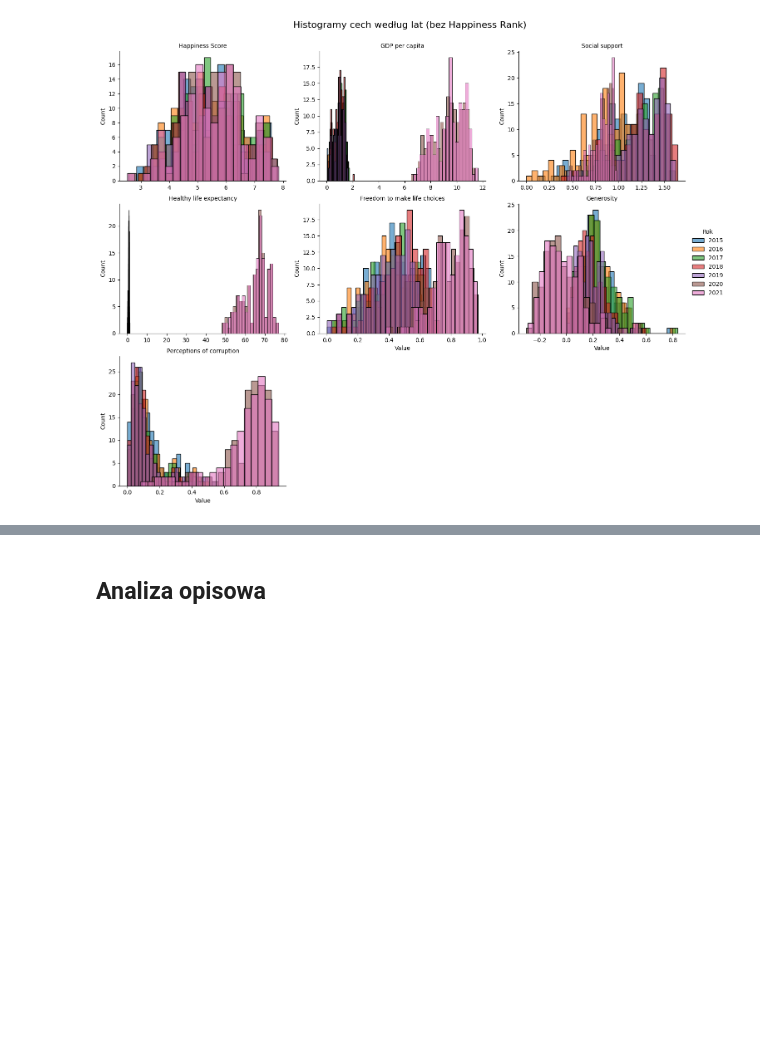
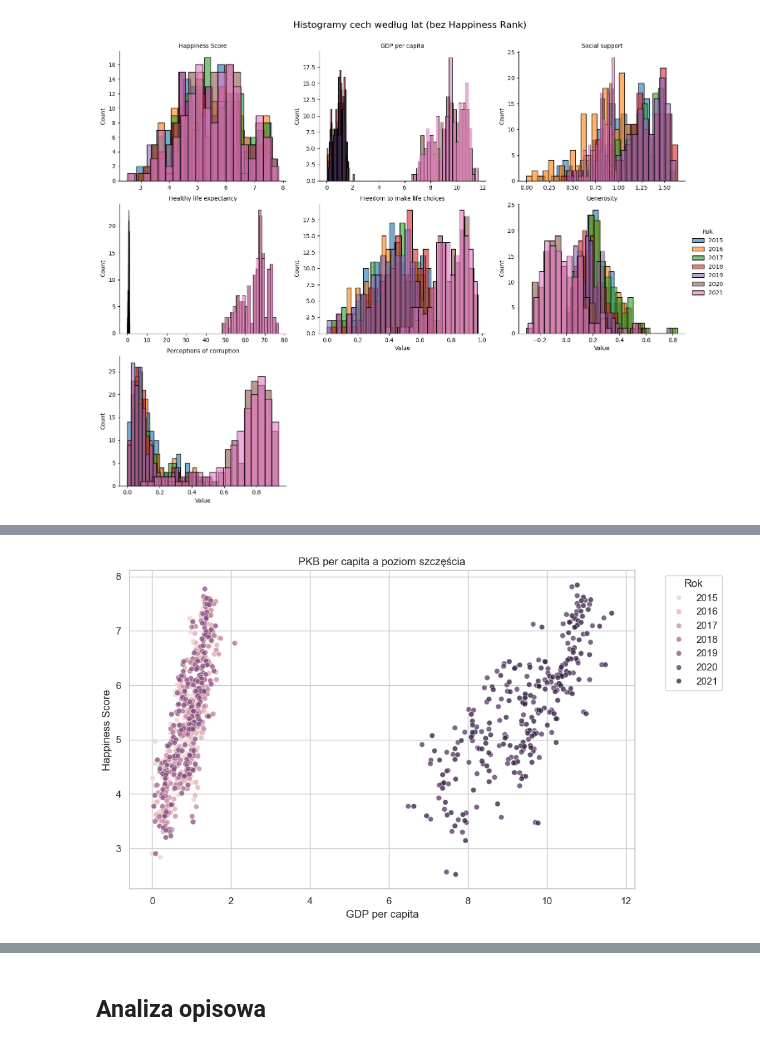
Before and after one commit to Kinga94/SAD_zadanie, a Jupyter notebook: SAD_world_happines_report.ipynb, the cells around one changed output, grey strips where cells are left out. Saved outputs shown, nothing was run; the diff lists cells and outputs as text; code cells hidden in the pictures; blank space fills up the shorter version.

```diff
--- a/SAD_world_happines_report.ipynb
+++ b/SAD_world_happines_report.ipynb
@@ -1297 +1276,24 @@ df_final_no2022.describe()
 dtype: int64
+# %%
+#df = df_final_no2022.copy()          # robocza kopia
+#sns.set(style="whitegrid")
+#plt.rcParams["figure.figsize"] = (10, 6)
+
+# -------------------------------------------------------------------
+# 1) PKB per capita vs. Happiness Score
+plt.figure()
+sns.scatterplot(
+    data=df,
+    x="GDP per capita",
+    y="Happiness Score",
+    hue="Year",
+    alpha=0.75
+)
+plt.title("PKB per capita a poziom szczęścia")
+plt.xlabel("GDP per capita")
+plt.ylabel("Happiness Score")
+plt.legend(title="Rok", bbox_to_anchor=(1.05, 1), loc="upper left")
+plt.tight_layout()
+plt.show()
+# %% [output]
+[figure, added]
```
Also changed, not shown: parts of 17 cells of this notebook.
